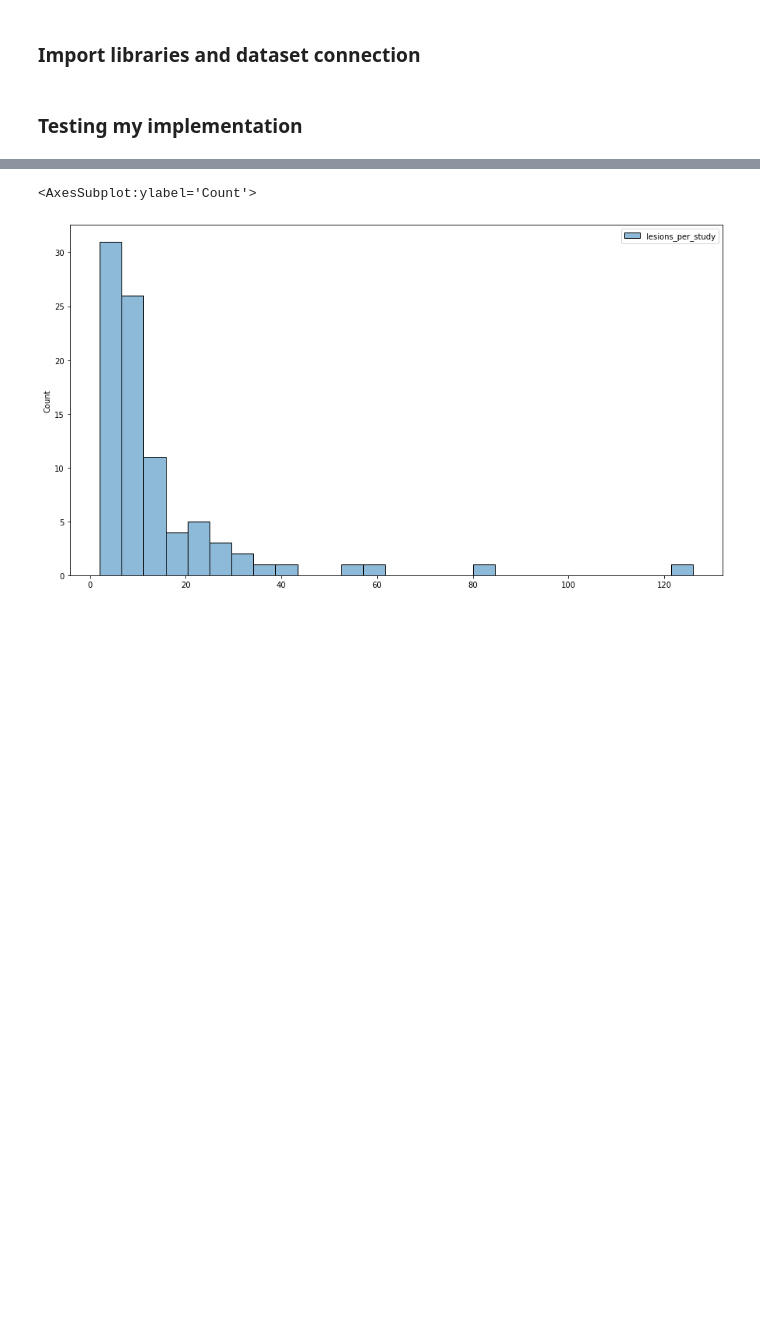
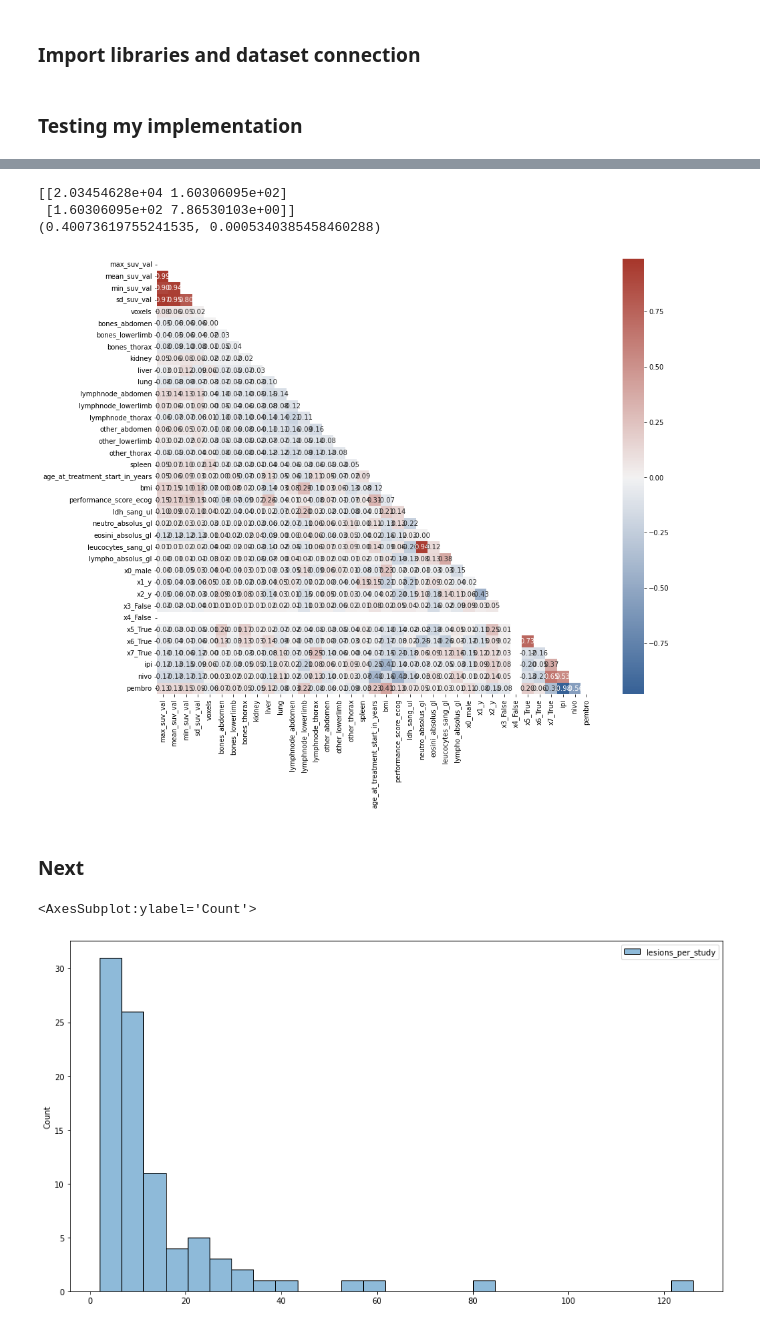
Before and after one commit to arnauddhaene/graphmel, a Jupyter notebook: notebooks/preprocess.ipynb, the cells around one changed output, grey strips where cells are left out. Saved outputs shown, nothing was run; the diff lists cells and outputs as text; code cells hidden in the pictures; blank space fills up the shorter version.

```diff
--- a/notebooks/preprocess.ipynb
+++ b/notebooks/preprocess.ipynb
@@ -37,3 +37,22 @@ from src.utils import FILES, DATA_FOLDERS, extract_study_phase, load_dataset, fe
 CONNECTION_DIR = '/Users/arnauddhaene/Downloads/'
 # %% [markdown]
 ### Testing my implementation
+# %%
+test_size = 0.2
+seed = 42
+verbose = 0
+connectivity = 'wasserstein'
+distance = 0.8
+dense=False
+
+labels, lesions, patients = fetch_data(verbose)
+
+X_train, X_test, y_train, y_test = \
+    preprocess(labels, lesions, patients,
+               test_size=test_size, seed=seed, verbose=verbose)
+
+# dataset_train = create_dataset(X=X_train, Y=y_train, dense=dense, distance=distance,
+#                                connectivity=connectivity, verbose=verbose)
+
+# dataset_test = create_dataset(X=X_test, Y=y_test, dense=dense, distance=distance,
+#                               connectivity=connectivity, verbose=verbose)
@@ -40 +82,42 @@ CONNECTION_DIR = '/Users/arnauddhaene/Downloads/'
+# %%
+from scipy.stats import pearsonr
+
+wona = patients[['ldh_sang_ul', 'neutro_absolus_gl']].dropna()
+x, y = wona.ldh_sang_ul, wona.neutro_absolus_gl
+
+print(np.cov(x, y))
+print(pearsonr(x, y))
+
+px.scatter(x=x, y=y)
+# %% [output]
+[[2.03454628e+04 1.60306095e+02]
+ [1.60306095e+02 7.86530103e+00]]
+(0.40073619755241535, 0.0005340385458460288)
+# %%
+def correlation_matrix(df: pd.DataFrame):
+    """
+    A function to calculate and plot
+    correlation matrix of a DataFrame.
+    """
+    # Create the matrix
+    matrix = df.corr()
+
+    # Create cmap
+    cmap = sns.diverging_palette(250, 15, s=75, l=40,
+                             n=9, center="light", as_cmap=True)
+    # Create a mask
+    mask = np.triu(np.ones_like(matrix, dtype=bool))
+
+    # Make figsize bigger
+    fig, ax = plt.subplots(figsize=(16,12))
+
+    # Plot the matrix
+    _ = sns.heatmap(matrix, mask=mask, center=0, annot=True,
+             fmt='.2f', square=True, cmap=cmap, ax=ax)
+# %%
+X = pd.concat([X_train, X_test])
+
+correlation_matrix(X)
+# %% [output]
+[figure, added]
 # %%
@@ -42,3 +204,5 @@ labels, lesions, patients = fetch_data()
+# %% [markdown]
+### Next
 # %%
 sns.histplot(lesions.groupby('gpcr_id').size().to_frame('lesions_per_study'))
 # %% [output]
```
Also changed, not shown: parts of 3 cells of this notebook, 1 other file.
